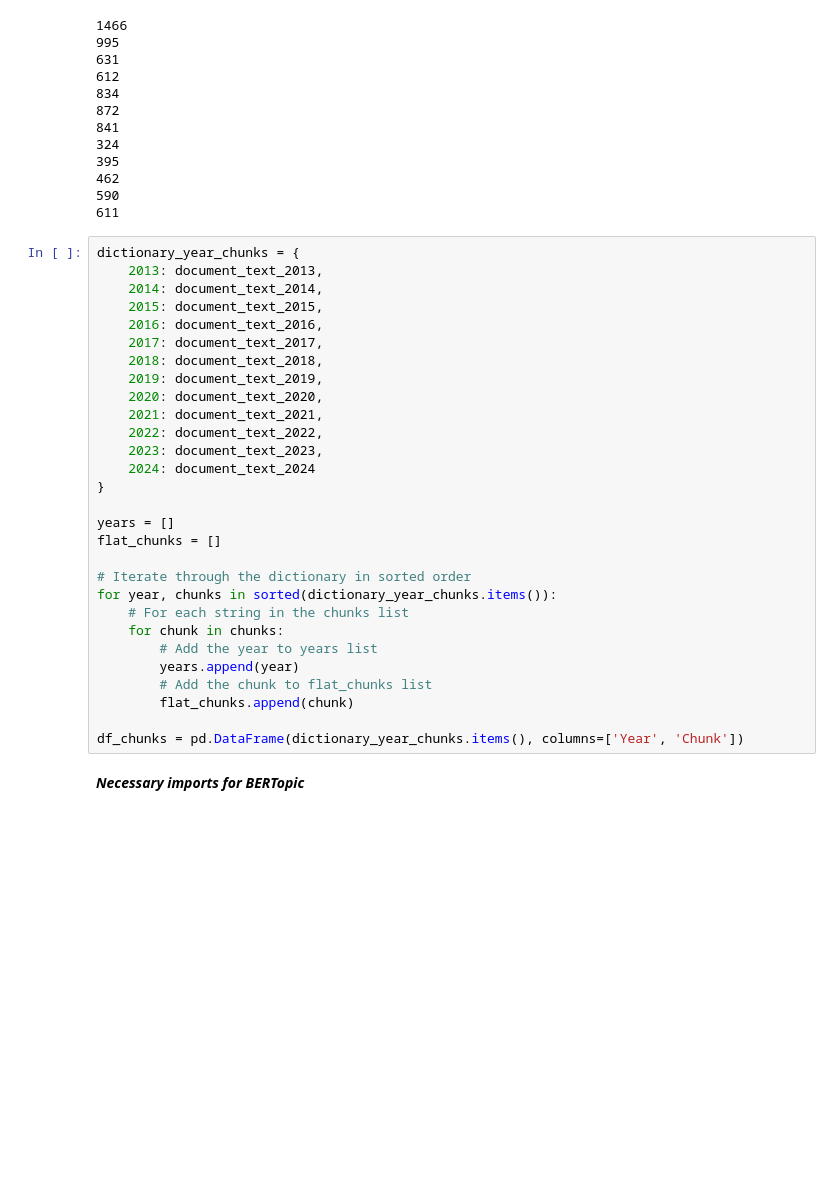
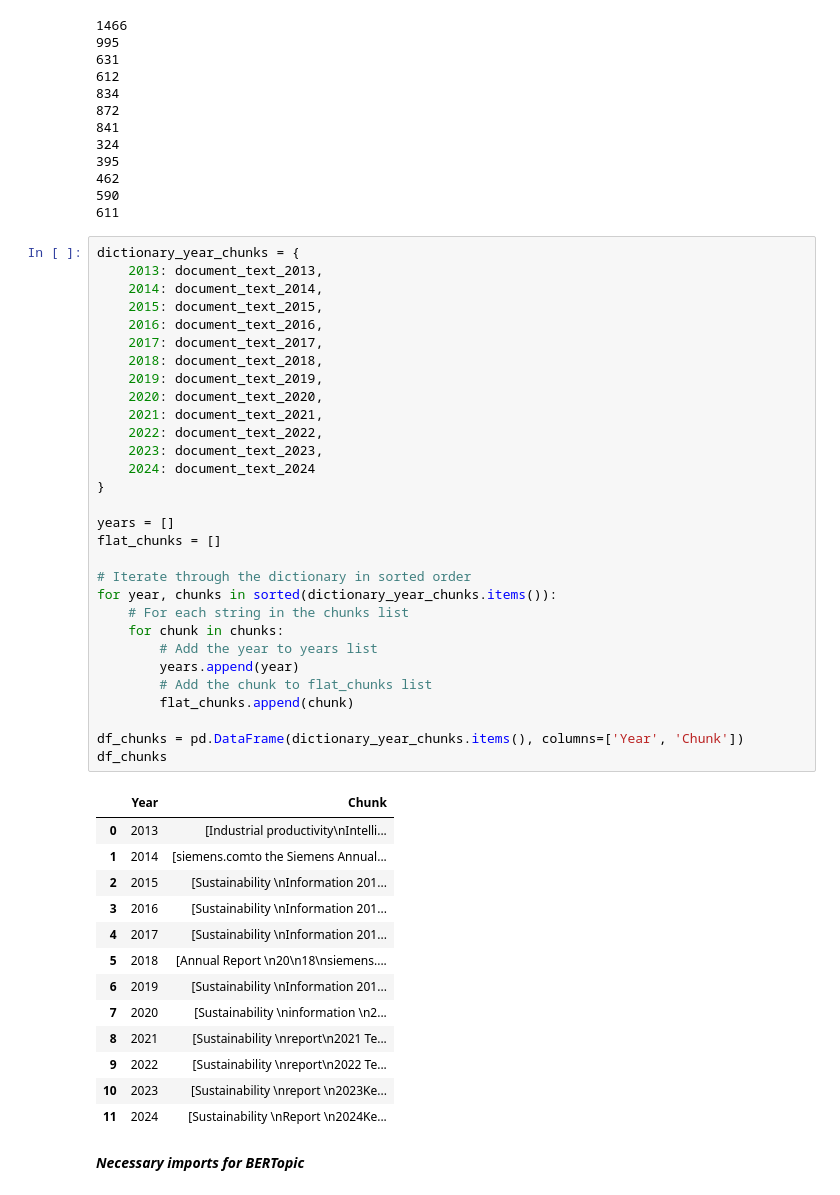
Before and after one commit to Chrissus2002/thesis_code, a Jupyter notebook: Thesis_work.ipynb, the cells around one changed output. Drawn from its saved outputs; the diff is of its cells as text; blank space fills up the shorter version.

```diff
--- a/Thesis_work.ipynb
+++ b/Thesis_work.ipynb
@@ -142,32 +142,47 @@ document_text_2024 = remove_empty_strings_from_list(process_pdf_folder(folder_ye
 # %%
 dictionary_year_chunks = {
     2013: document_text_2013,
     2014: document_text_2014,
     2015: document_text_2015,
     2016: document_text_2016,
     2017: document_text_2017,
     2018: document_text_2018,
     2019: document_text_2019,
     2020: document_text_2020,
     2021: document_text_2021,
     2022: document_text_2022,
     2023: document_text_2023,
     2024: document_text_2024
 }
 
 years = []
 flat_chunks = []
 
 # Iterate through the dictionary in sorted order
 for year, chunks in sorted(dictionary_year_chunks.items()):
     # For each string in the chunks list
     for chunk in chunks:
         # Add the year to years list
         years.append(year)
         # Add the chunk to flat_chunks list
         flat_chunks.append(chunk)
 
 df_chunks = pd.DataFrame(dictionary_year_chunks.items(), columns=['Year', 'Chunk'])
+df_chunks
+# %% [output]
+|  | Year | Chunk |
+| 0 | 2013 | [Industrial productivity\nIntelli... |
+| 1 | 2014 | [siemens.comto the Siemens Annual... |
+| 2 | 2015 | [Sustainability \nInformation 201... |
+| 3 | 2016 | [Sustainability \nInformation 201... |
+| 4 | 2017 | [Sustainability \nInformation 201... |
+| 5 | 2018 | [Annual Report \n20\n18\nsiemens.... |
+| 6 | 2019 | [Sustainability \nInformation 201... |
+| 7 | 2020 | [Sustainability \ninformation \n2... |
+| 8 | 2021 | [Sustainability \nreport\n2021 Te... |
+| 9 | 2022 | [Sustainability \nreport\n2022 Te... |
+| 10 | 2023 | [Sustainability \nreport \n2023Ke... |
+| 11 | 2024 | [Sustainability \nReport \n2024Ke... |
 # %% [markdown]
 _**Necessary imports for BERTopic**_
 # %%
```
Also changed, not shown: parts of 14 cells of this notebook.
